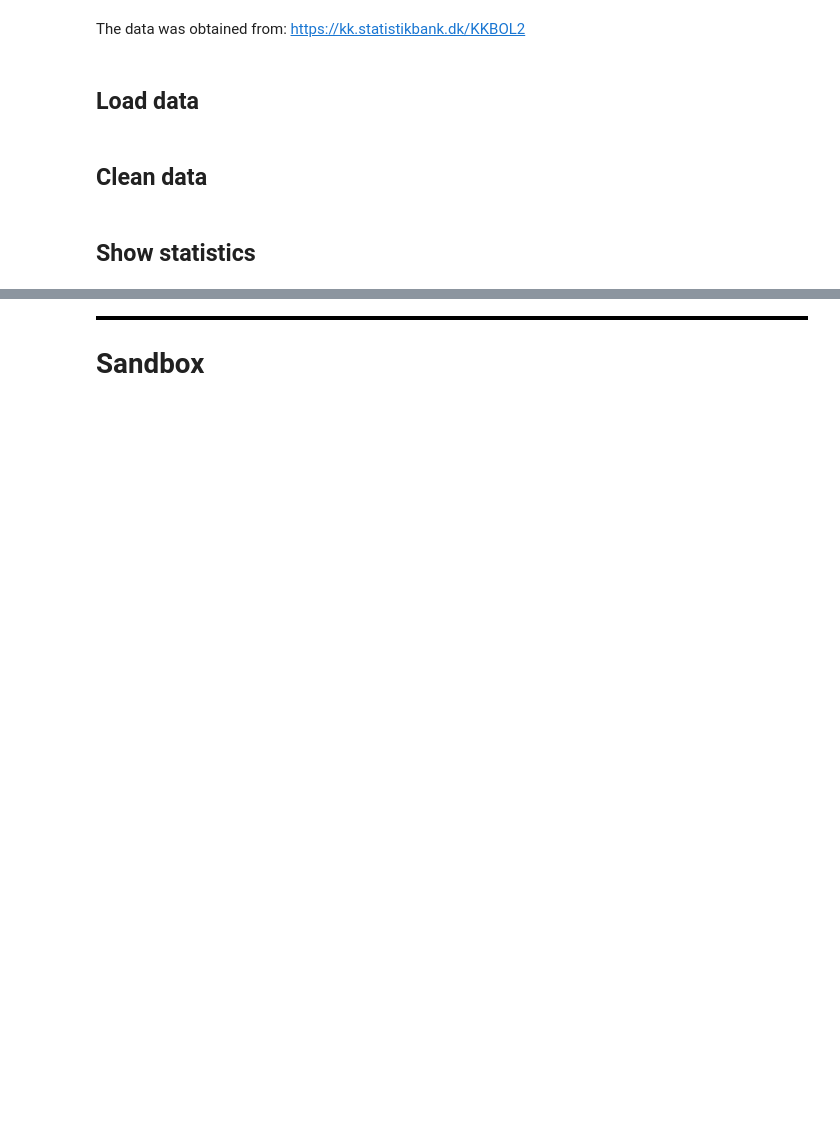
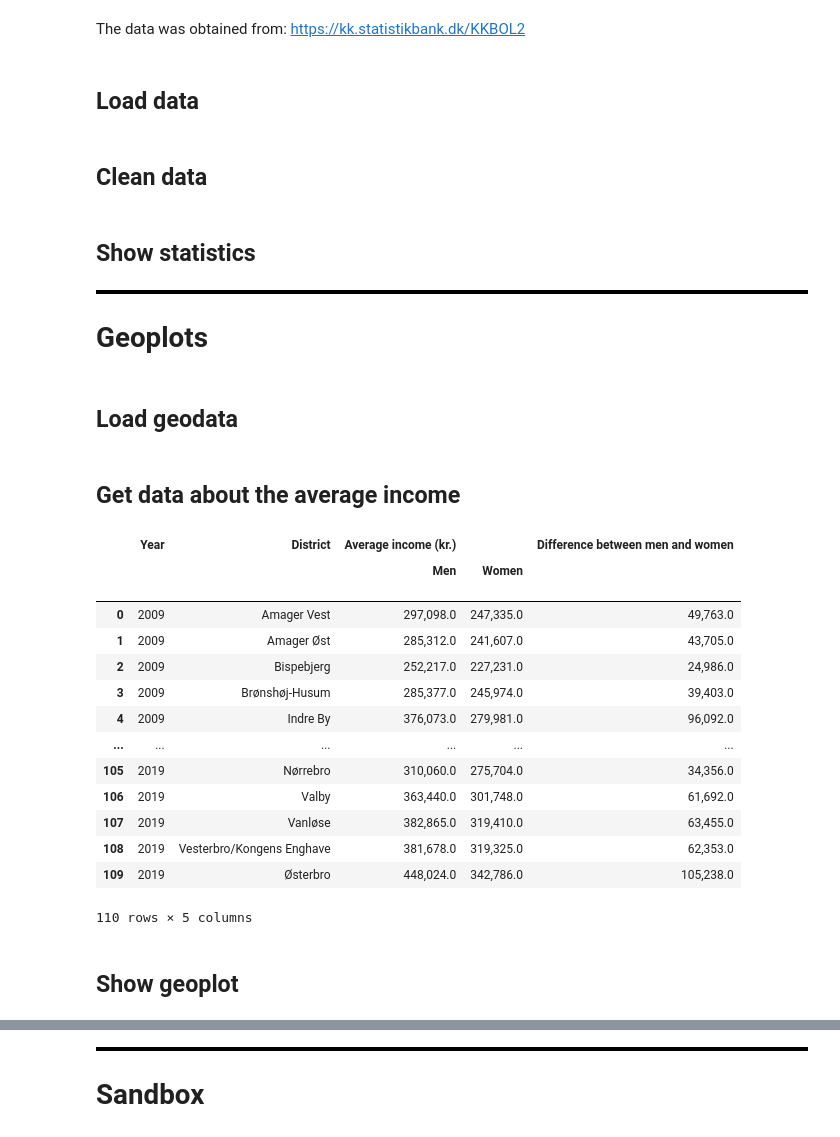
Before and after one commit to wojciechdk/social_data_analysis_and_visualization_final_project, a Jupyter notebook: data_visualization.ipynb, the cells around one changed output, grey strips where cells are left out. Drawn from its saved outputs; the diff is of its cells as text; code cells hidden in the pictures; blank space fills up the shorter version.

Commit message:
Geoplots working!

```diff
--- a/data_visualization.ipynb
+++ b/data_visualization.ipynb
@@ -847,3 +927,9 @@ display(df_dwellings)
 ## Show statistics
 # %%
 show_stats(df_dwellings)
+# %% [markdown]
+<p style="border:2px solid black"> </p>
+
+# Geoplots
+# %% [markdown]
+## Load geodata
@@ -849,0 +951,35 @@ show_stats(df_dwellings)
+# %% [markdown]
+## Get data about the average income
+# %%
+# Get the data about the average income.
+df_income = (
+    df_superset.loc[:, ['Year', 'District', 'Average income (kr.)']]
+)
+
+# Add information about the difference of income between sexes.
+df_income['Difference between men and women'] = (
+    df_income[('Average income (kr.)', 'Men')]
+    - df_income[('Average income (kr.)', 'Women')]
+)
+
+# Show the result.
+display(df_income)
+# %% [output]
+|  | Year | District | Average income (kr.) |  | Difference between men and women |
+|  |  |  | Men | Women |  |
+|  |  |  |  |  |  |
+|  |  |  |  |  |  |
+| 0 | 2009 | Amager Vest | 297,098.0 | 247,335.0 | 49,763.0 |
+| 1 | 2009 | Amager Øst | 285,312.0 | 241,607.0 | 43,705.0 |
+| 2 | 2009 | Bispebjerg | 252,217.0 | 227,231.0 | 24,986.0 |
+| 3 | 2009 | Brønshøj-Husum | 285,377.0 | 245,974.0 | 39,403.0 |
+| 4 | 2009 | Indre By | 376,073.0 | 279,981.0 | 96,092.0 |
+| ... | ... | ... | ... | ... | ... |
+| 105 | 2019 | Nørrebro | 310,060.0 | 275,704.0 | 34,356.0 |
+| 106 | 2019 | Valby | 363,440.0 | 301,748.0 | 61,692.0 |
+| 107 | 2019 | Vanløse | 382,865.0 | 319,410.0 | 63,455.0 |
+| 108 | 2019 | Vesterbro/Kongens Enghave | 381,678.0 | 319,325.0 | 62,353.0 |
+| 109 | 2019 | Østerbro | 448,024.0 | 342,786.0 | 105,238.0 |
+110 rows × 5 columns
+# %% [markdown]
+## Show geoplot
```
Also changed, not shown: parts of 45 cells of this notebook, 5 other files.
